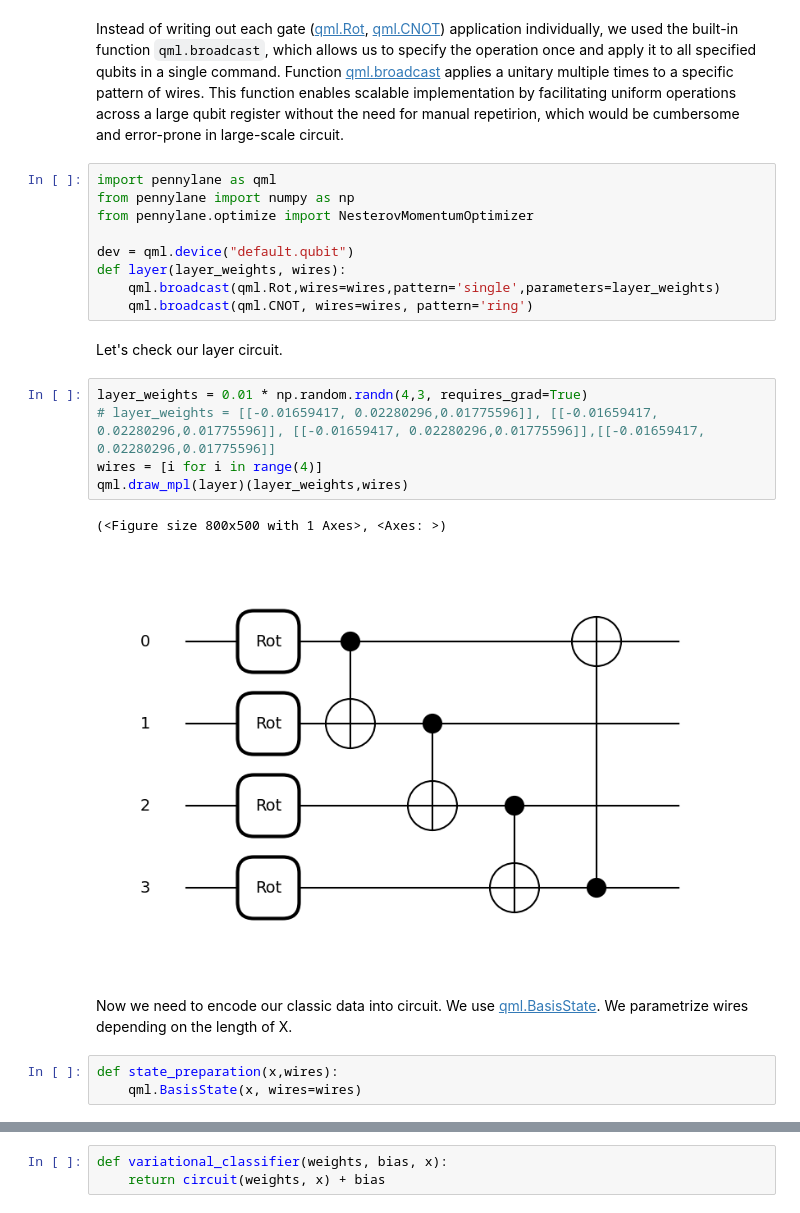
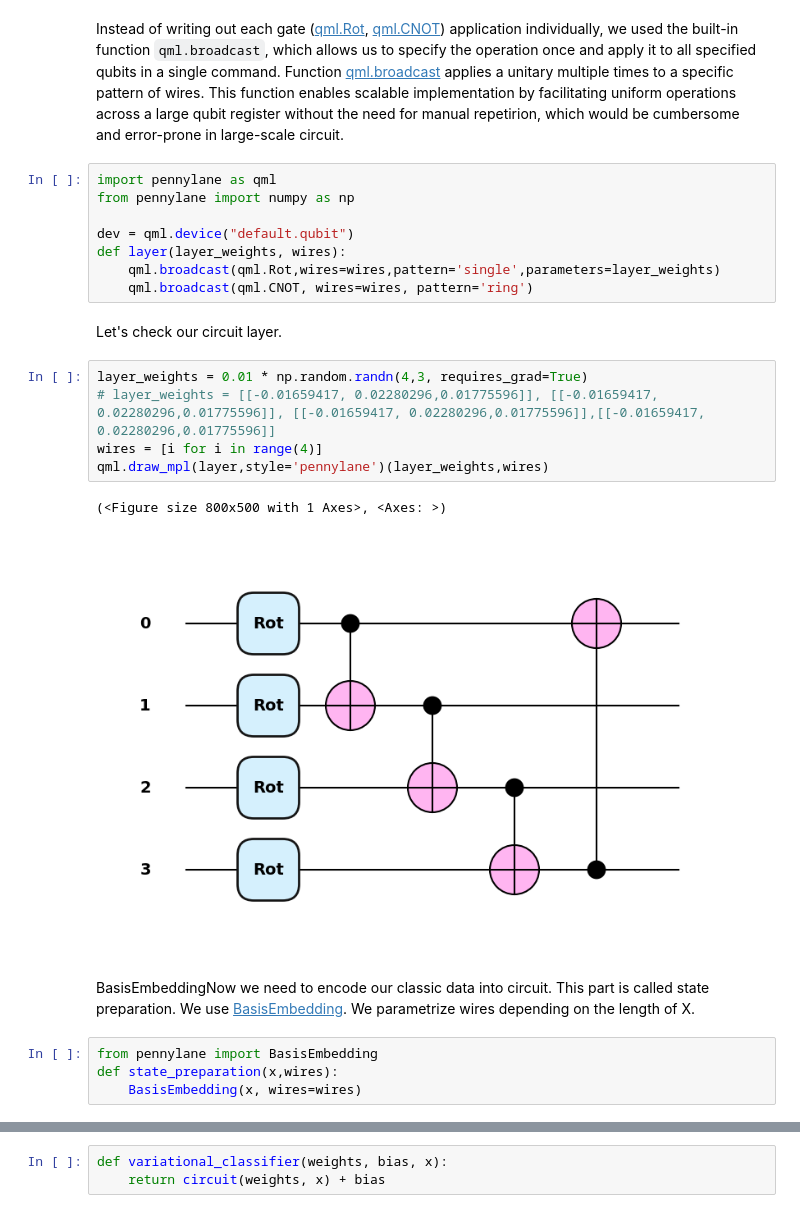
Before and after one commit to Martyna94/The_Detection_Duo, a Jupyter notebook: Task_2/Variational_Classifier.ipynb, the cells around one changed output, grey strips where cells are left out. Drawn from its saved outputs; the diff is of its cells as text.

```diff
--- a/Task_2/Variational_Classifier.ipynb
+++ b/Task_2/Variational_Classifier.ipynb
@@ -50,26 +94,26 @@ Function [qml.broadcast](https://docs.pennylane.ai/en/stable/code/api/pennylane.
 # %%
 import pennylane as qml
 from pennylane import numpy as np
-from pennylane.optimize import NesterovMomentumOptimizer
 
 dev = qml.device("default.qubit")
 def layer(layer_weights, wires):
     qml.broadcast(qml.Rot,wires=wires,pattern='single',parameters=layer_weights)
     qml.broadcast(qml.CNOT, wires=wires, pattern='ring')
 # %% [markdown]
-Let's check our layer circuit.
+Let's check our circuit layer.
 # %%
 layer_weights = 0.01 * np.random.randn(4,3, requires_grad=True)
 # layer_weights = [[-0.01659417, 0.02280296,0.01775596]], [[-0.01659417, 0.02280296,0.01775596]], [[-0.01659417, 0.02280296,0.01775596]],[[-0.01659417, 0.02280296,0.01775596]]
 wires = [i for i in range(4)]
-qml.draw_mpl(layer)(layer_weights,wires)
+qml.draw_mpl(layer,style='pennylane')(layer_weights,wires)
 # %% [output]
 (<Figure size 800x500 with 1 Axes>, <Axes: >)
-[figure, old version]
+[figure, new version]
 # %% [markdown]
-Now we need to encode our classic data into circuit. We use [qml.BasisState](https://docs.pennylane.ai/en/stable/code/api/pennylane.BasisState.html). We parametrize wires depending on the length of X.
+BasisEmbeddingNow we need to encode our classic data into circuit. This part is called state preparation. We use [BasisEmbedding](https://docs.pennylane.ai/en/stable/code/api/pennylane.BasisEmbedding.html). We parametrize wires depending on the length of X.
 # %%
+from pennylane import BasisEmbedding
 def state_preparation(x,wires):
-    qml.BasisState(x, wires=wires)
+    BasisEmbedding(x, wires=wires)
 # %% [markdown]
 Now, we define the variational quantum circuit, where `state_preparation` initializes the quantum state based on input data, `weights` parameterize the quantum gates or operations in each layer, and the expectation value calculation provides a measure of the circuit's performance or output.
```
Also changed, not shown: parts of 34 cells of this notebook, 9 other files.
